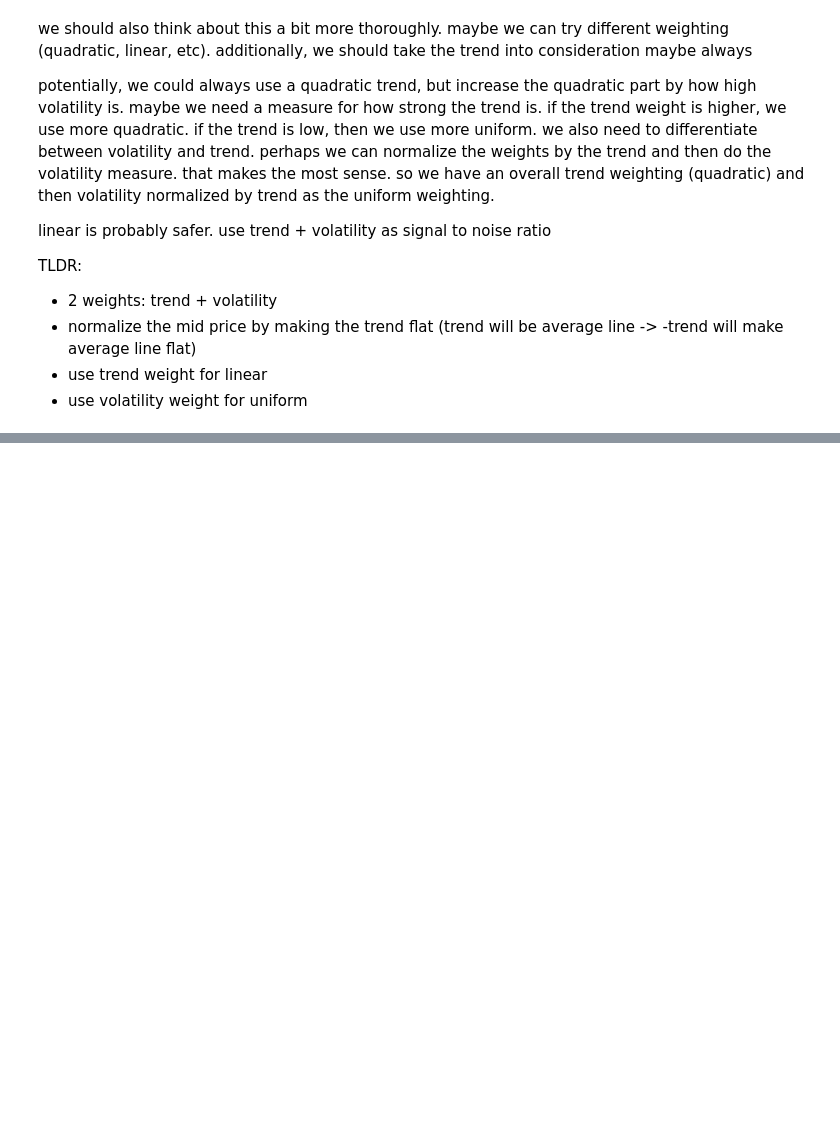
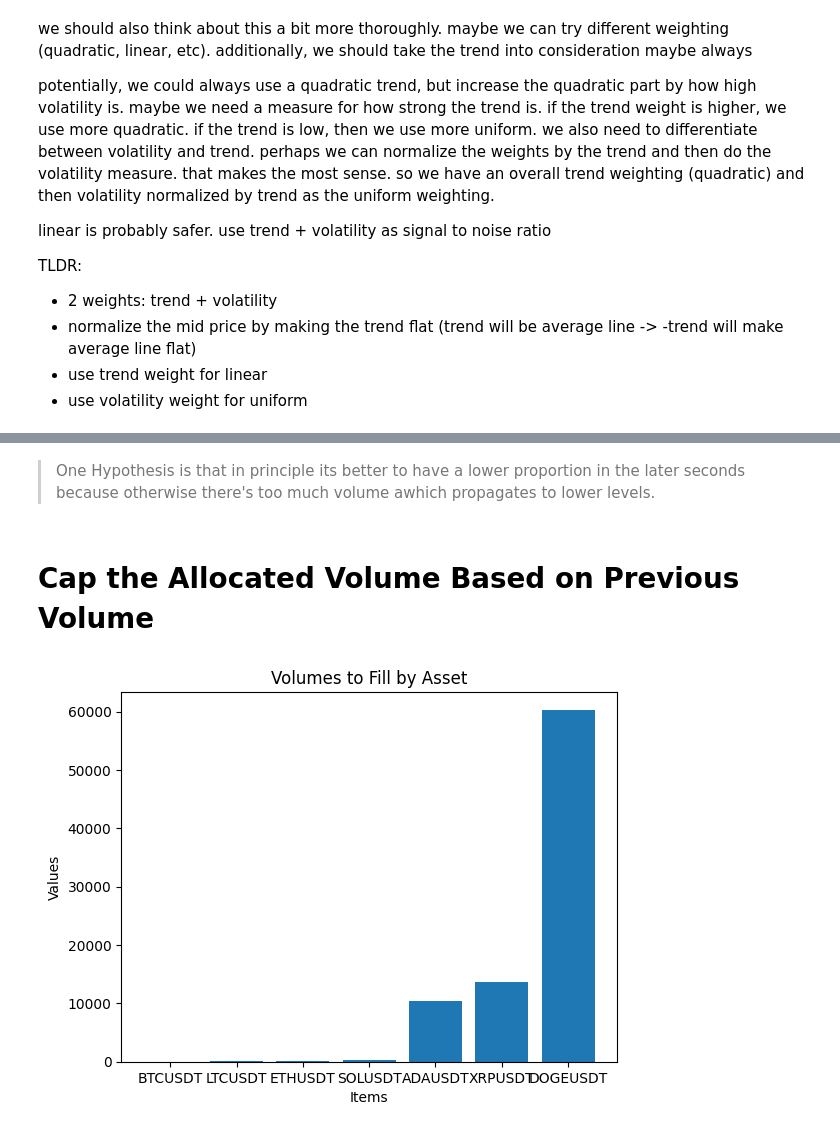
Before and after one commit to JosephZacharyGawlik/Ultramarin, a Jupyter notebook: simple_strategies.ipynb, the cells around one changed output, grey strips where cells are left out. Saved outputs shown, nothing was run; the diff lists cells and outputs as text; code cells hidden in the pictures; blank space fills up the shorter version.

```diff
--- a/simple_strategies.ipynb
+++ b/simple_strategies.ipynb
@@ -509,0 +661,8 @@ Max:    8.0749 bps
+# %% [markdown]
+> One Hypothesis is that in principle its better to have a lower proportion in the later seconds because otherwise there's too much volume awhich propagates to lower levels.
+# %% [markdown]
+# Cap the Allocated Volume Based on Previous Volume
+# %%
+plot_volumes_to_fill()
+# %% [output]
+[figure, added]
```
Also changed, not shown: parts of 31 cells of this notebook.
